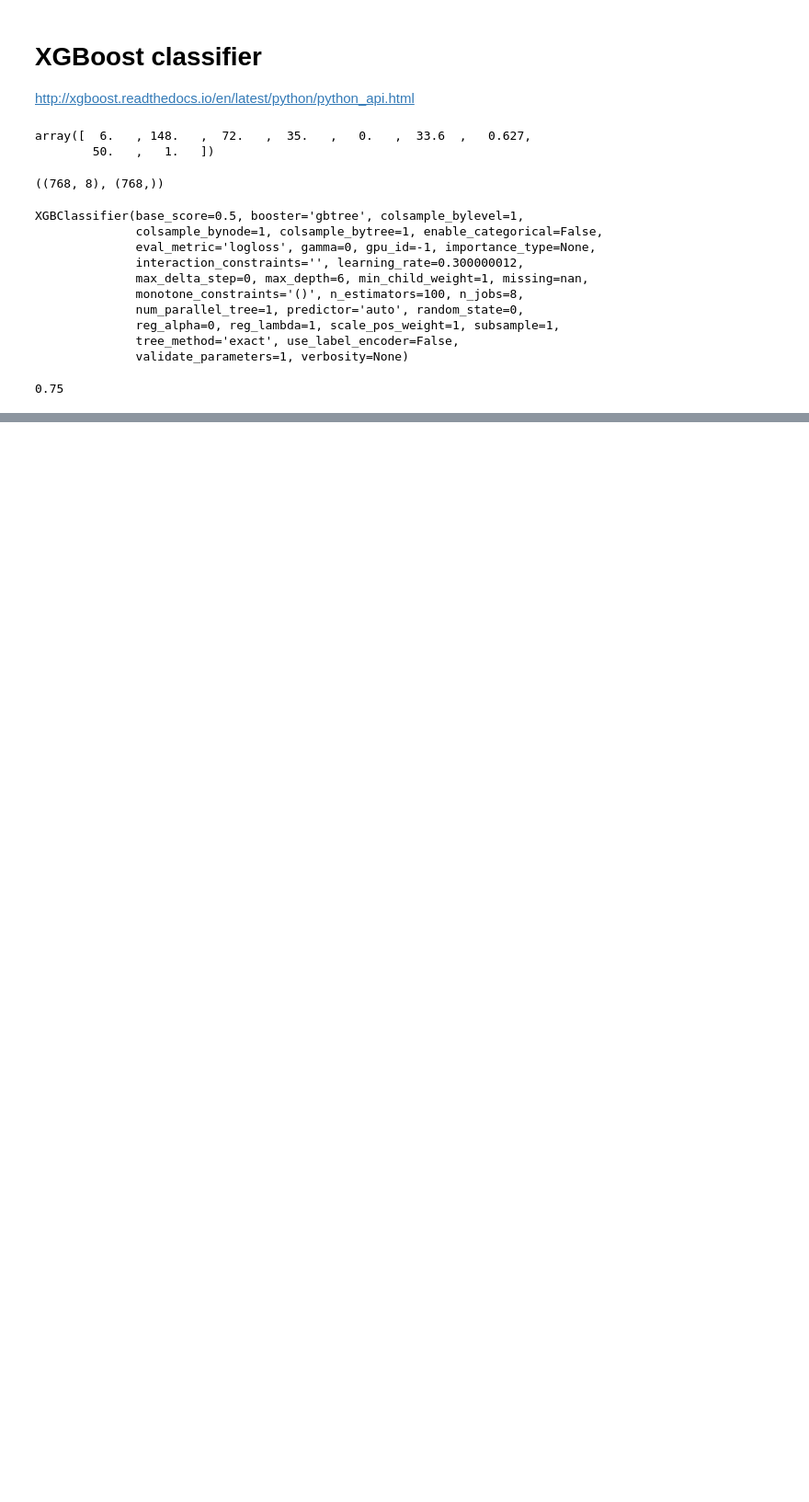
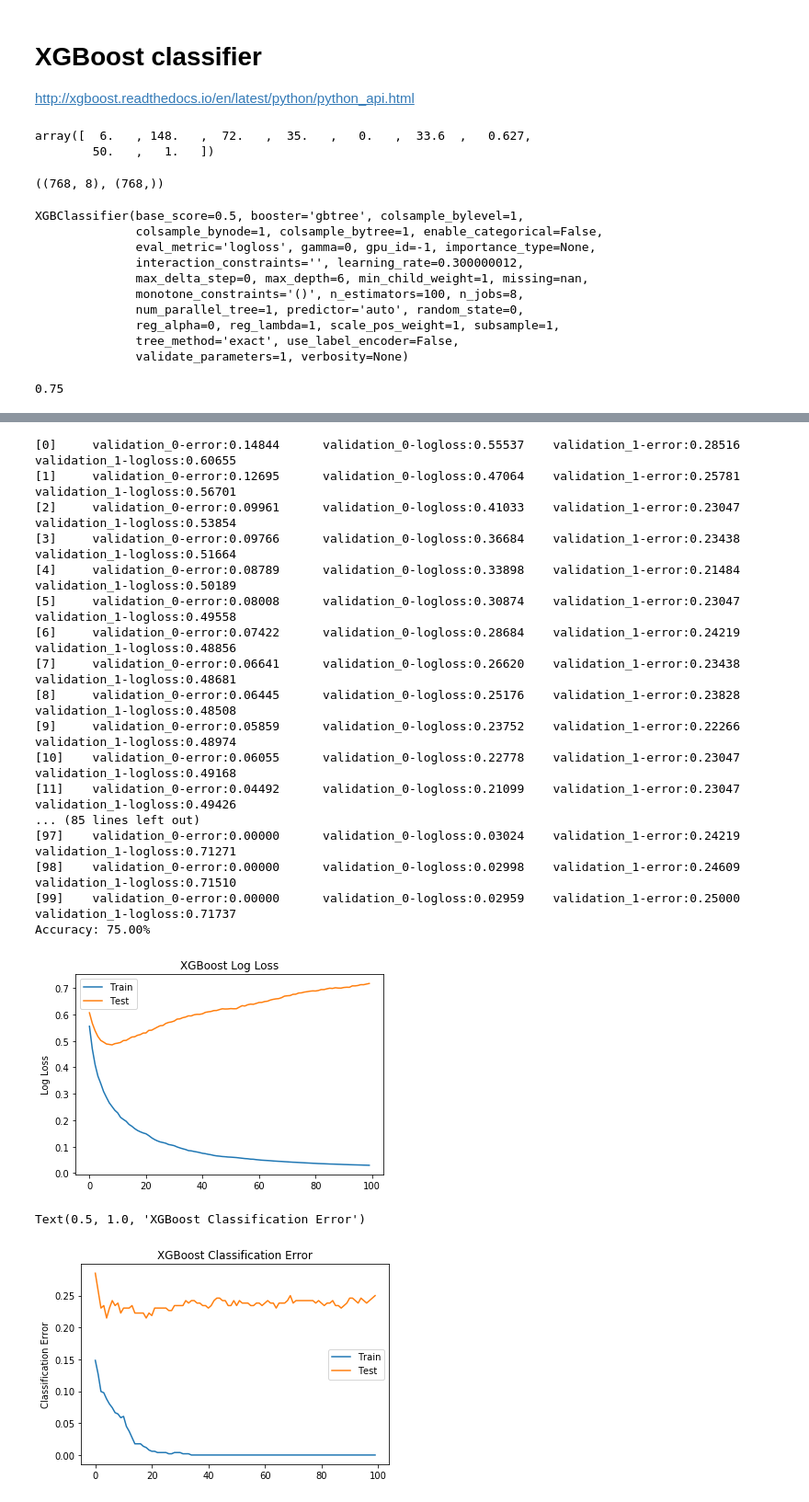
Before and after one commit to AlexeyMarg/ML_models, a Jupyter notebook: example_notebooks/20_XGBoost_classifier.ipynb, the cells around one changed output, grey strips where cells are left out. Shown: that part at 92% size. Drawn from its saved outputs; the diff is of its cells as text; code cells hidden in the pictures; blank space fills up the shorter version.

```diff
--- a/example_notebooks/20_XGBoost_classifier.ipynb
+++ b/example_notebooks/20_XGBoost_classifier.ipynb
@@ -42,0 +66,10 @@ print(accuracy_score(y_test, y_pred))
+# %%
+model = XGBClassifier()
+eval_set = [(X_test, y_test)]
+model.fit(X_train, y_train, eval_metric="error", eval_set=eval_set, verbose=True)
+# make predictions for test data
+y_pred = model.predict(X_test)
+predictions = [round(value) for value in y_pred]
+# evaluate predictions
+accuracy = accuracy_score(y_test, predictions)
+print("Accuracy: %.2f%%" % (accuracy * 100.0))
@@ -42,0 +113,52 @@ print(accuracy_score(y_test, y_pred))
+# %%
+from matplotlib import pyplot
+
+model = XGBClassifier()
+eval_set = [(X_train, y_train), (X_test, y_test)]
+model.fit(X_train, y_train, eval_metric=["error", "logloss"], eval_set=eval_set, verbose=True)
+# make predictions for test data
+y_pred = model.predict(X_test)
+predictions = [round(value) for value in y_pred]
+# evaluate predictions
+accuracy = accuracy_score(y_test, predictions)
+print("Accuracy: %.2f%%" % (accuracy * 100.0))
+# retrieve performance metrics
+results = model.evals_result()
+epochs = len(results['validation_0']['error'])
+x_axis = range(0, epochs)
+# plot log loss
+fig, ax = pyplot.subplots()
+ax.plot(x_axis, results['validation_0']['logloss'], label='Train')
+ax.plot(x_axis, results['validation_1']['logloss'], label='Test')
+ax.legend()
+pyplot.ylabel('Log Loss')
+pyplot.title('XGBoost Log Loss')
+pyplot.show()
+# plot classification error
+fig, ax = pyplot.subplots()
+ax.plot(x_axis, results['validation_0']['error'], label='Train')
+ax.plot(x_axis, results['validation_1']['error'], label='Test')
+ax.legend()
+pyplot.ylabel('Classification Error')
+pyplot.title('XGBoost Classification Error')
+# %% [output]
+[0]     validation_0-error:0.14844      validation_0-logloss:0.55537    validation_1-error:0.28516      validation_1-logloss:0.60655
+[1]     validation_0-error:0.12695      validation_0-logloss:0.47064    validation_1-error:0.25781      validation_1-logloss:0.56701
+[2]     validation_0-error:0.09961      validation_0-logloss:0.41033    validation_1-error:0.23047      validation_1-logloss:0.53854
+[3]     validation_0-error:0.09766      validation_0-logloss:0.36684    validation_1-error:0.23438      validation_1-logloss:0.51664
+[4]     validation_0-error:0.08789      validation_0-logloss:0.33898    validation_1-error:0.21484      validation_1-logloss:0.50189
+[5]     validation_0-error:0.08008      validation_0-logloss:0.30874    validation_1-error:0.23047      validation_1-logloss:0.49558
+[6]     validation_0-error:0.07422      validation_0-logloss:0.28684    validation_1-error:0.24219      validation_1-logloss:0.48856
+[7]     validation_0-error:0.06641      validation_0-logloss:0.26620    validation_1-error:0.23438      validation_1-logloss:0.48681
+[8]     validation_0-error:0.06445      validation_0-logloss:0.25176    validation_1-error:0.23828      validation_1-logloss:0.48508
+[9]     validation_0-error:0.05859      validation_0-logloss:0.23752    validation_1-error:0.22266      validation_1-logloss:0.48974
+[10]    validation_0-error:0.06055      validation_0-logloss:0.22778    validation_1-error:0.23047      validation_1-logloss:0.49168
+[11]    validation_0-error:0.04492      validation_0-logloss:0.21099    validation_1-error:0.23047      validation_1-logloss:0.49426
+... (85 lines left out)
+[97]    validation_0-error:0.00000      validation_0-logloss:0.03024    validation_1-error:0.24219      validation_1-logloss:0.71271
+[98]    validation_0-error:0.00000      validation_0-logloss:0.02998    validation_1-error:0.24609      validation_1-logloss:0.71510
+[99]    validation_0-error:0.00000      validation_0-logloss:0.02959    validation_1-error:0.25000      validation_1-logloss:0.71737
+Accuracy: 75.00%
+[figure, added]
+Text(0.5, 1.0, 'XGBoost Classification Error')
+[figure, added]
```
Also changed, not shown: parts of 13 cells of this notebook.
